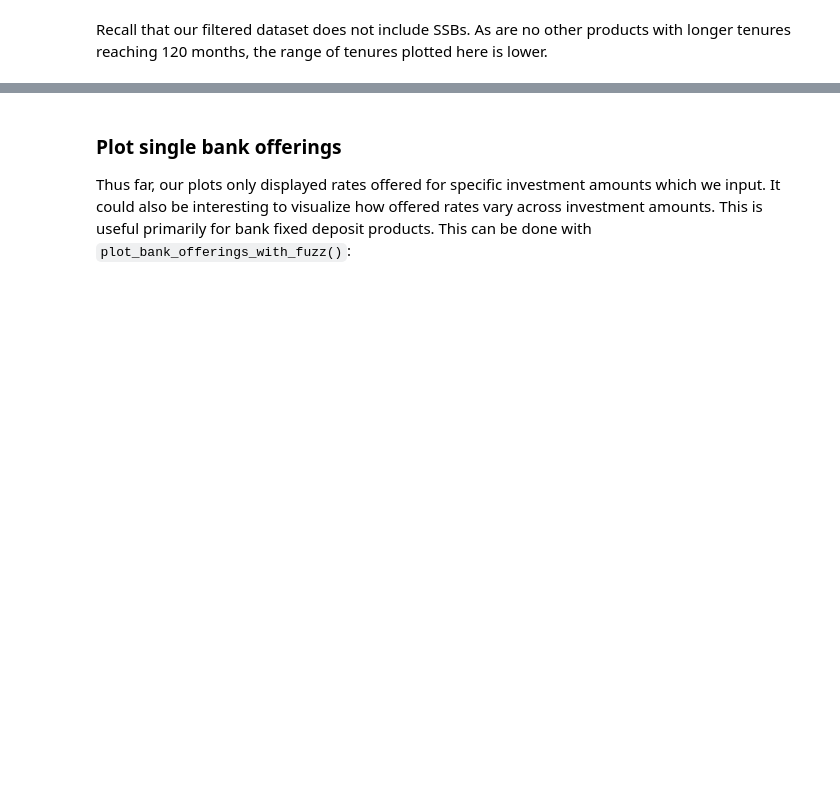
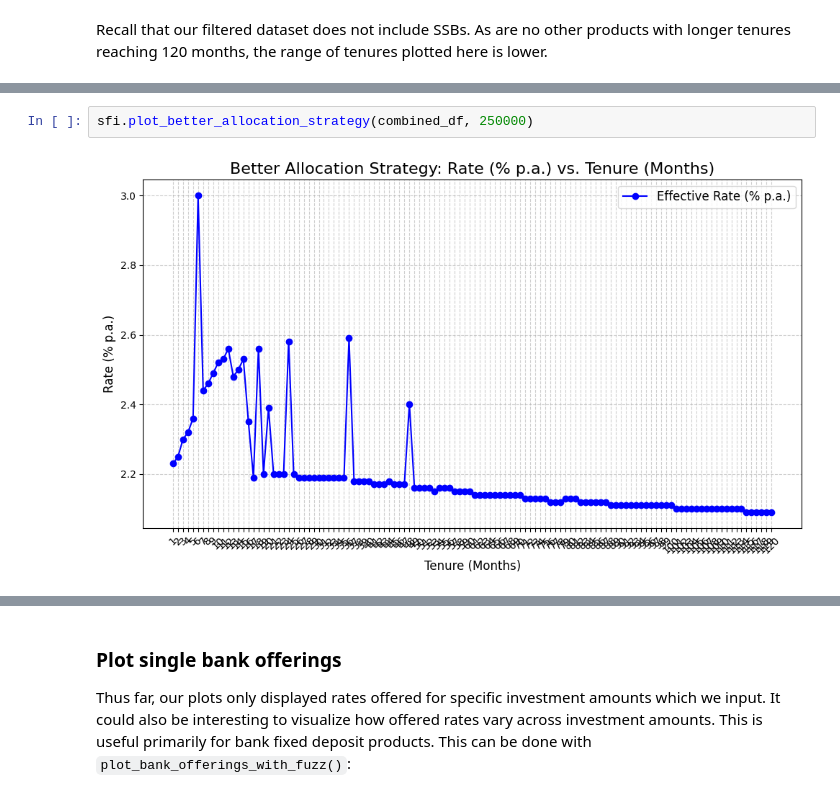
Before and after one commit to GidTay/sgfixedincome_pkg, a Jupyter notebook: docs/vignettes/vignette_main.ipynb, the cells around one changed output, grey strips where cells are left out. Cells and saved outputs as stored; diff of their text form; blank space fills up the shorter version.

```diff
--- a/docs/vignettes/vignette_main.ipynb
+++ b/docs/vignettes/vignette_main.ipynb
@@ -154,0 +156,4 @@ Recall that our filtered dataset does not include SSBs. As are no other products
+# %%
+sfi.plot_better_allocation_strategy(combined_df, 250000)
+# %% [output]
+[figure, added]
```
Also changed, not shown: parts of 9 cells of this notebook, 3 other files.
